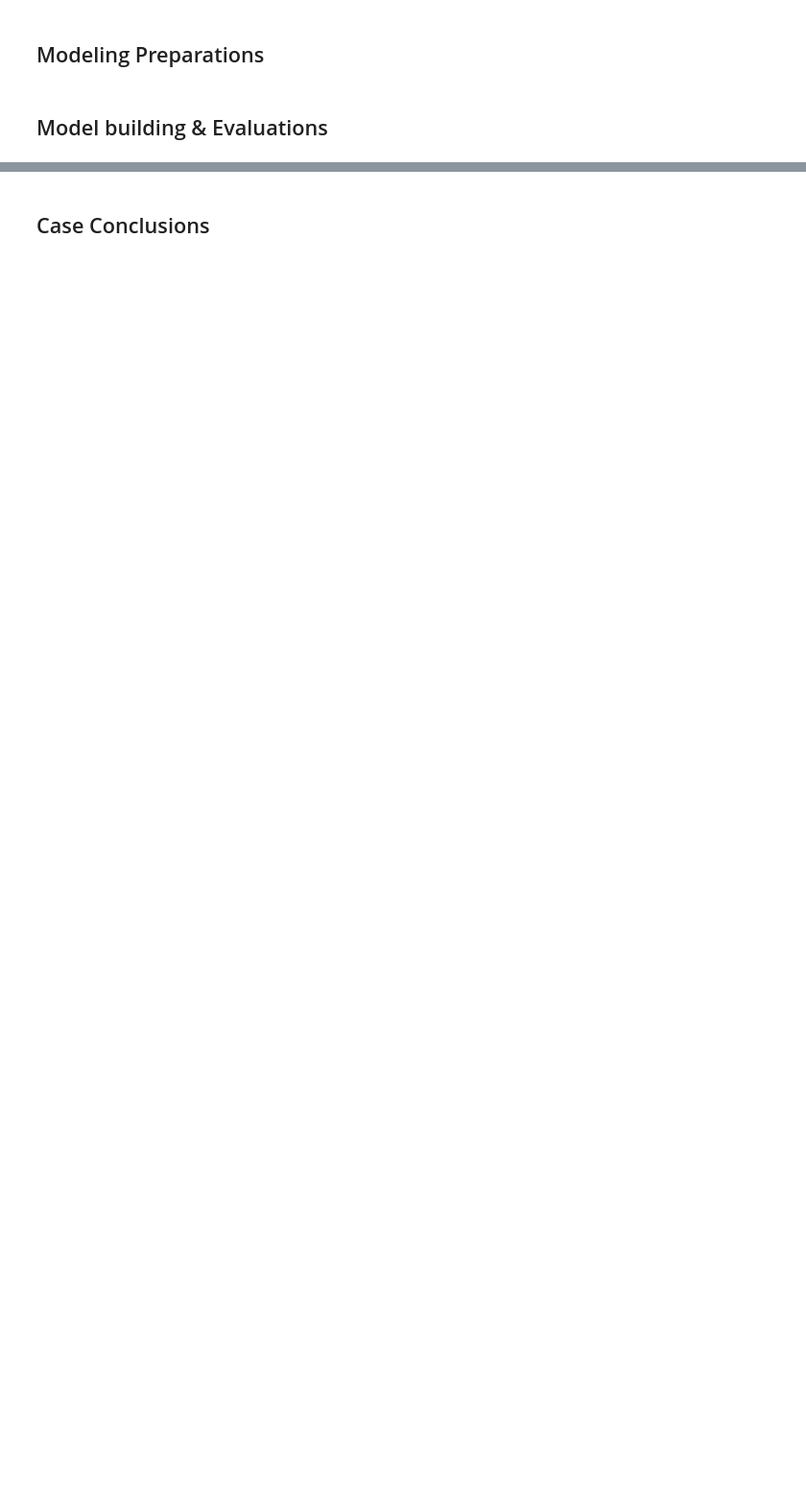
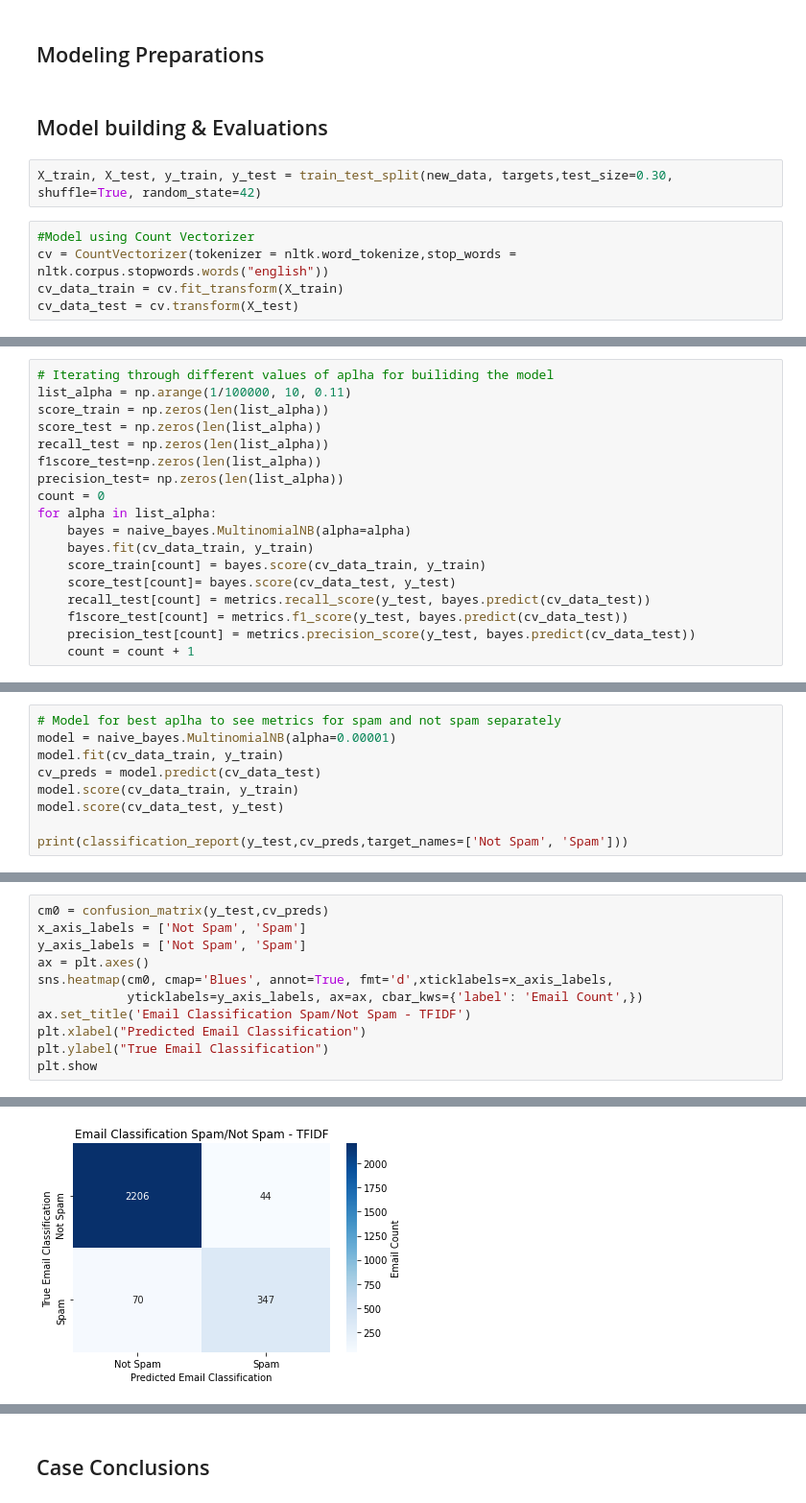
Before and after one commit to RashmiAPatel19/MSDS-7333-Quantifying-the-world, a Jupyter notebook: CaseStudy3/RP_SR_7333_CaseStudy3.ipynb, the cells around one changed output, grey strips where cells are left out. Shown at 96% size. Cells and saved outputs as stored; diff of their text form; blank space fills up the shorter version.

```diff
--- a/CaseStudy3/RP_SR_7333_CaseStudy3.ipynb
+++ b/CaseStudy3/RP_SR_7333_CaseStudy3.ipynb
@@ -264,3 +369,10 @@ NameError: name 'unicode' is not defined
 ## Modeling Preparations
 # %% [markdown]
 ## Model building & Evaluations
+# %%
+X_train, X_test, y_train, y_test = train_test_split(new_data, targets,test_size=0.30, shuffle=True, random_state=42)
+# %%
+#Model using Count Vectorizer
+cv = CountVectorizer(tokenizer = nltk.word_tokenize,stop_words = nltk.corpus.stopwords.words("english"))
+cv_data_train = cv.fit_transform(X_train)
+cv_data_test = cv.transform(X_test)
@@ -266,0 +383,18 @@ NameError: name 'unicode' is not defined
+# %%
+# Iterating through different values of aplha for builiding the model
+list_alpha = np.arange(1/100000, 10, 0.11)
+score_train = np.zeros(len(list_alpha))
+score_test = np.zeros(len(list_alpha))
+recall_test = np.zeros(len(list_alpha))
+f1score_test=np.zeros(len(list_alpha))
+precision_test= np.zeros(len(list_alpha))
+count = 0
+for alpha in list_alpha:
+    bayes = naive_bayes.MultinomialNB(alpha=alpha)
+    bayes.fit(cv_data_train, y_train)
+    score_train[count] = bayes.score(cv_data_train, y_train)
+    score_test[count]= bayes.score(cv_data_test, y_test)
+    recall_test[count] = metrics.recall_score(y_test, bayes.predict(cv_data_test))
+    f1score_test[count] = metrics.f1_score(y_test, bayes.predict(cv_data_test))
+    precision_test[count] = metrics.precision_score(y_test, bayes.predict(cv_data_test))
+    count = count + 1
@@ -266,0 +429,9 @@ NameError: name 'unicode' is not defined
+# %%
+# Model for best aplha to see metrics for spam and not spam separately
+model = naive_bayes.MultinomialNB(alpha=0.00001)
+model.fit(cv_data_train, y_train)
+cv_preds = model.predict(cv_data_test)
+model.score(cv_data_train, y_train)
+model.score(cv_data_test, y_test)
+
+print(classification_report(y_test,cv_preds,target_names=['Not Spam', 'Spam']))
@@ -266,0 +447,12 @@ NameError: name 'unicode' is not defined
+# %%
+cm0 = confusion_matrix(y_test,cv_preds)
+x_axis_labels = ['Not Spam', 'Spam']
+y_axis_labels = ['Not Spam', 'Spam']
+ax = plt.axes()
+sns.heatmap(cm0, cmap='Blues', annot=True, fmt='d',xticklabels=x_axis_labels,
+            yticklabels=y_axis_labels, ax=ax, cbar_kws={'label': 'Email Count',})
+ax.set_title('Email Classification Spam/Not Spam - TFIDF')
+plt.xlabel("Predicted Email Classification")
+plt.ylabel("True Email Classification")
+plt.show
+# %% [output]
@@ -266,0 +460 @@ NameError: name 'unicode' is not defined
+[figure, added]
```
Also changed, not shown: parts of 46 cells of this notebook.
